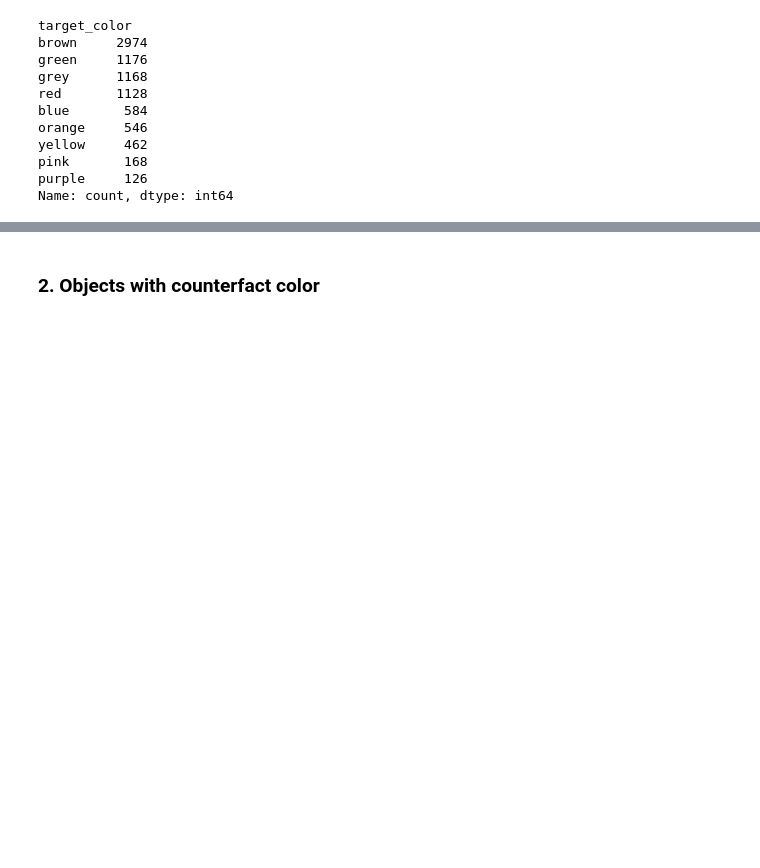
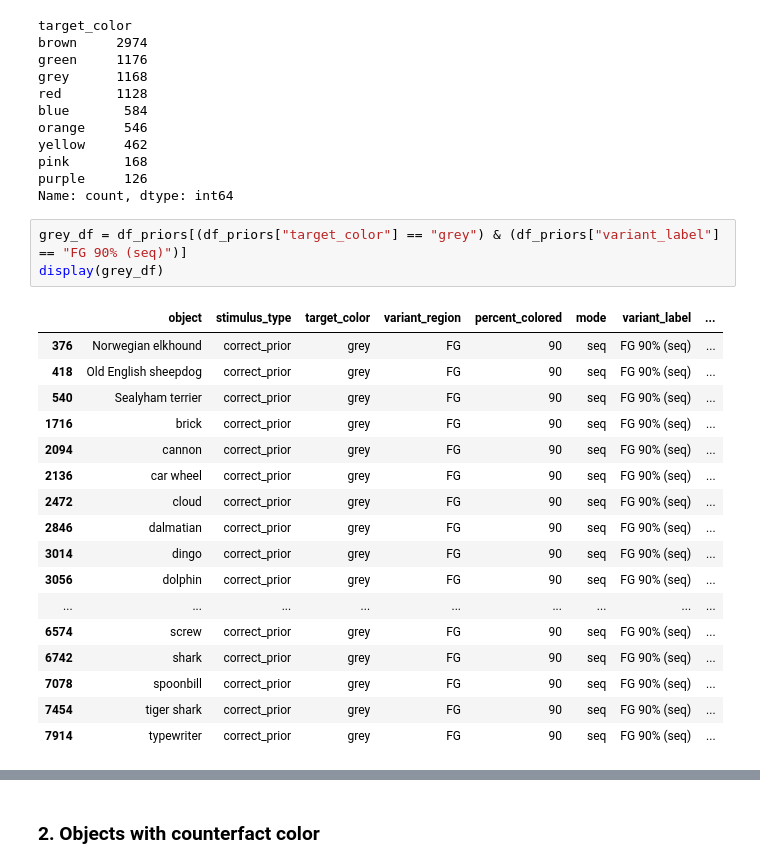
Before and after one commit to jonnemi/color-concept-entanglement, a Jupyter notebook: prolific_study/make_prolific_dataset.ipynb, the cells around one changed output, grey strips where cells are left out. Drawn from its saved outputs; the diff is of its cells as text; blank space fills up the shorter version.

```diff
--- a/prolific_study/make_prolific_dataset.ipynb
+++ b/prolific_study/make_prolific_dataset.ipynb
@@ -56,3 +56,24 @@ yellow     462
 pink       168
 purple     126
 Name: count, dtype: int64
+# %%
+grey_df = df_priors[(df_priors["target_color"] == "grey") & (df_priors["variant_label"] == "FG 90% (seq)")]
+display(grey_df)
+# %% [output]
+|  | object | stimulus_type | target_color | variant_region | percent_colored | mode | variant_label | ... |
+| 376 | Norwegian elkhound | correct_prior | grey | FG | 90 | seq | FG 90% (seq) | ... |
+| 418 | Old English sheepdog | correct_prior | grey | FG | 90 | seq | FG 90% (seq) | ... |
+| 540 | Sealyham terrier | correct_prior | grey | FG | 90 | seq | FG 90% (seq) | ... |
+| 1716 | brick | correct_prior | grey | FG | 90 | seq | FG 90% (seq) | ... |
+| 2094 | cannon | correct_prior | grey | FG | 90 | seq | FG 90% (seq) | ... |
+| 2136 | car wheel | correct_prior | grey | FG | 90 | seq | FG 90% (seq) | ... |
+| 2472 | cloud | correct_prior | grey | FG | 90 | seq | FG 90% (seq) | ... |
+| 2846 | dalmatian | correct_prior | grey | FG | 90 | seq | FG 90% (seq) | ... |
+| 3014 | dingo | correct_prior | grey | FG | 90 | seq | FG 90% (seq) | ... |
+| 3056 | dolphin | correct_prior | grey | FG | 90 | seq | FG 90% (seq) | ... |
+| ... | ... | ... | ... | ... | ... | ... | ... | ... |
+| 6574 | screw | correct_prior | grey | FG | 90 | seq | FG 90% (seq) | ... |
+| 6742 | shark | correct_prior | grey | FG | 90 | seq | FG 90% (seq) | ... |
+| 7078 | spoonbill | correct_prior | grey | FG | 90 | seq | FG 90% (seq) | ... |
+| 7454 | tiger shark | correct_prior | grey | FG | 90 | seq | FG 90% (seq) | ... |
+| 7914 | typewriter | correct_prior | grey | FG | 90 | seq | FG 90% (seq) | ... |
```
Also changed, not shown: parts of 1 cell of this notebook, 2 other files.
